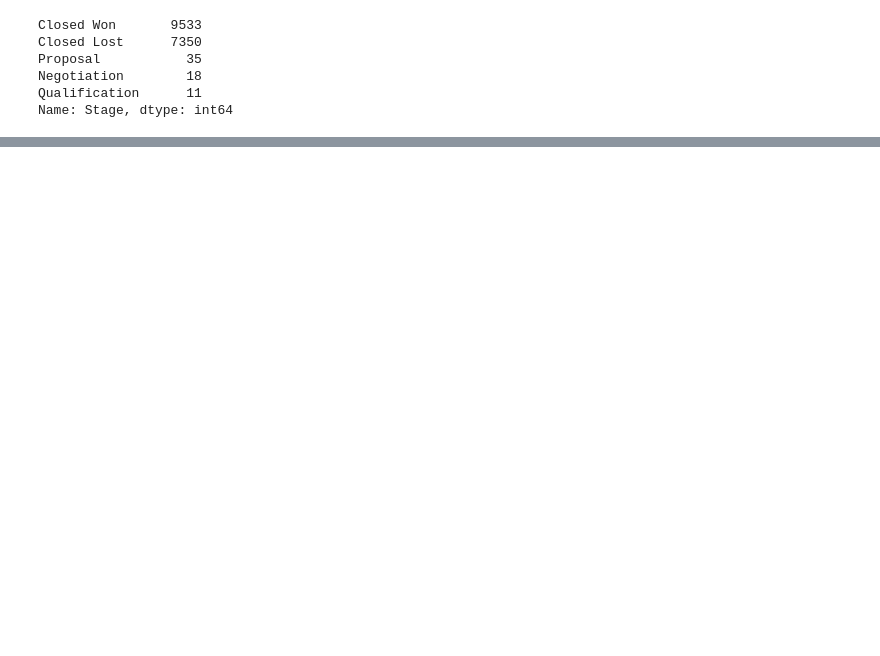
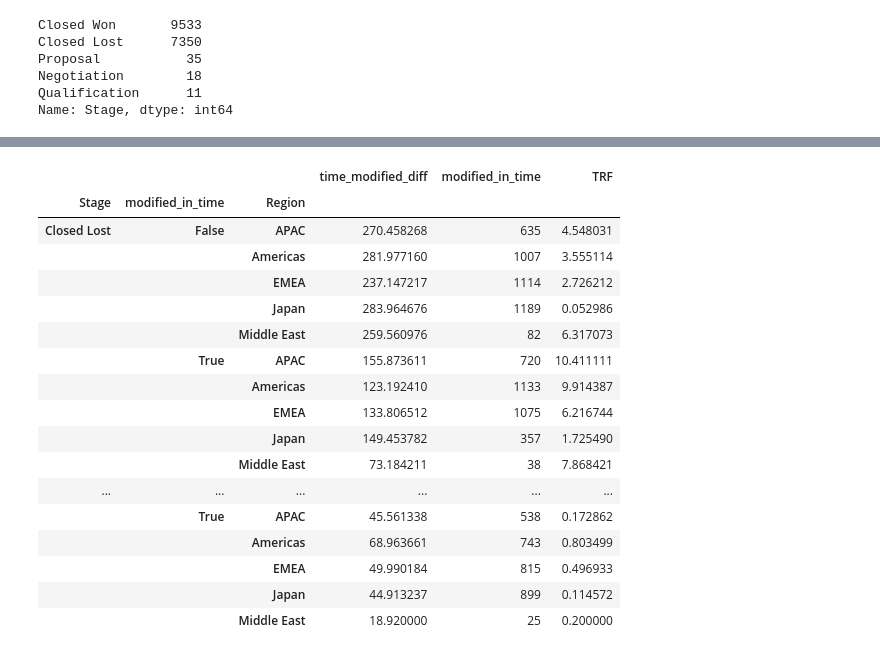
Before and after one commit to RenzoJacinto/TP1-Datos, a Jupyter notebook: visu.ipynb, the cells around one changed output, grey strips where cells are left out. Saved outputs shown, nothing was run; the diff lists cells and outputs as text; code cells hidden in the pictures; blank space fills up the shorter version.

```diff
--- a/visu.ipynb
+++ b/visu.ipynb
@@ -17,0 +1,10 @@ oportunidades.tail()
+# %%
+import pandas as pd
+import numpy as np
+import datetime
+
+import warnings
+warnings.filterwarnings('ignore')
+
+data_path = "data.csv"
+date_cero = pd.to_datetime(1490195805, unit='s') - pd.to_datetime(1490195805, unit='s')
@@ -18 +13,7 @@ oportunidades.tail()
+# %%
+df = pd.read_csv(data_path)
+
+df['Planned_Delivery_End_Date'] = pd.to_datetime(df_fin['Planned_Delivery_End_Date'])
+df['Opportunity_Created_Date'] = pd.to_datetime(df_fin['Opportunity_Created_Date'])
+df['Last_Modified_Date'] = pd.to_datetime(df_fin['Last_Modified_Date'])
 # %%
@@ -90,0 +86,5 @@ Text(0.5, 0, 'Stages')
+# %%
+df_fin = df[(df['Stage'] == 'Closed Lost') | (df['Stage'] == 'Closed Won')]\
+[['Planned_Delivery_End_Date', 'Opportunity_Created_Date', 'Stage', 'Last_Modified_Date', 'Region', 'TRF']]
+
+df_fin
@@ -90,0 +105,5 @@ Text(0.5, 0, 'Stages')
+# %%
+df_fin['time_modified_diff'] = df_fin['Last_Modified_Date'] - df_fin['Opportunity_Created_Date']
+df_fin['time_modified_diff'] = df_fin['time_modified_diff'].dt.days
+df_fin['modified_in_time'] = df_fin['Planned_Delivery_End_Date'] - df_fin['Last_Modified_Date'] > date_cero
+df_fin
@@ -90,0 +124,22 @@ Text(0.5, 0, 'Stages')
+# %%
+df_fin.groupby(['Stage', 'modified_in_time', 'Region'])\
+.agg({'time_modified_diff':'mean', 'modified_in_time':'count', 'TRF':'mean'})
+# %% [output]
+|  |  |  | time_modified_diff | modified_in_time | TRF |
+| Stage | modified_in_time | Region |  |  |  |
+| Closed Lost | False | APAC | 270.458268 | 635 | 4.548031 |
+|  |  | Americas | 281.977160 | 1007 | 3.555114 |
+|  |  | EMEA | 237.147217 | 1114 | 2.726212 |
+|  |  | Japan | 283.964676 | 1189 | 0.052986 |
+|  |  | Middle East | 259.560976 | 82 | 6.317073 |
+|  | True | APAC | 155.873611 | 720 | 10.411111 |
+|  |  | Americas | 123.192410 | 1133 | 9.914387 |
+|  |  | EMEA | 133.806512 | 1075 | 6.216744 |
+|  |  | Japan | 149.453782 | 357 | 1.725490 |
+|  |  | Middle East | 73.184211 | 38 | 7.868421 |
+| ... | ... | ... | ... | ... | ... |
+|  | True | APAC | 45.561338 | 538 | 0.172862 |
+|  |  | Americas | 68.963661 | 743 | 0.803499 |
+|  |  | EMEA | 49.990184 | 815 | 0.496933 |
+|  |  | Japan | 44.913237 | 899 | 0.114572 |
+|  |  | Middle East | 18.920000 | 25 | 0.200000 |
```
Also changed, not shown: parts of 17 cells of this notebook.
